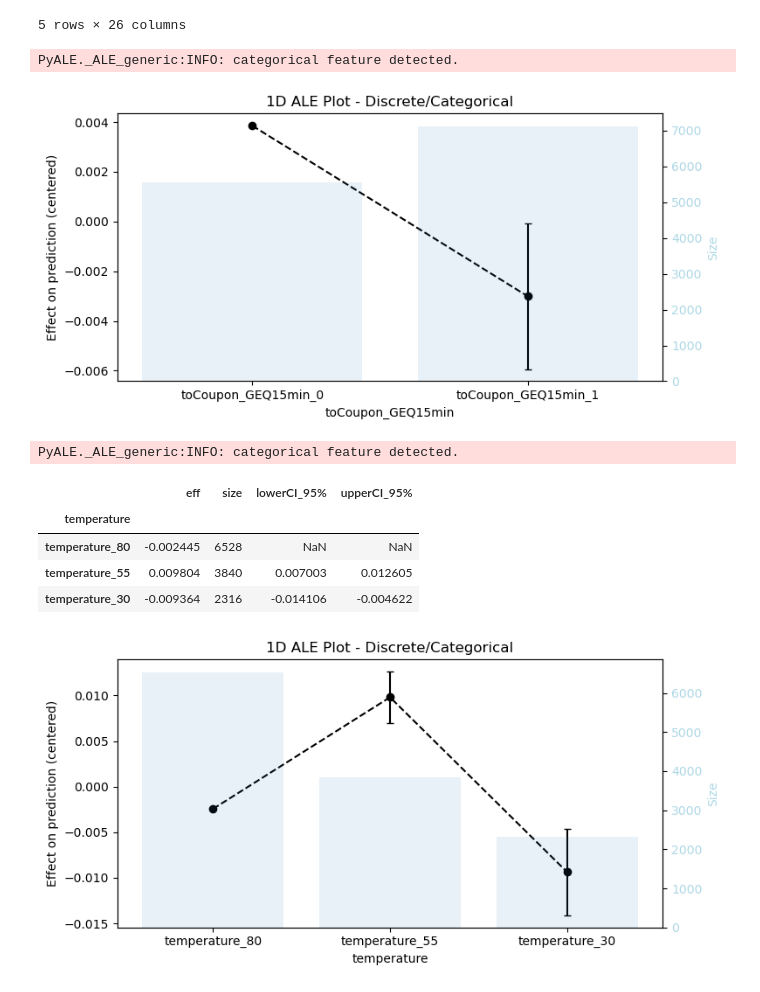
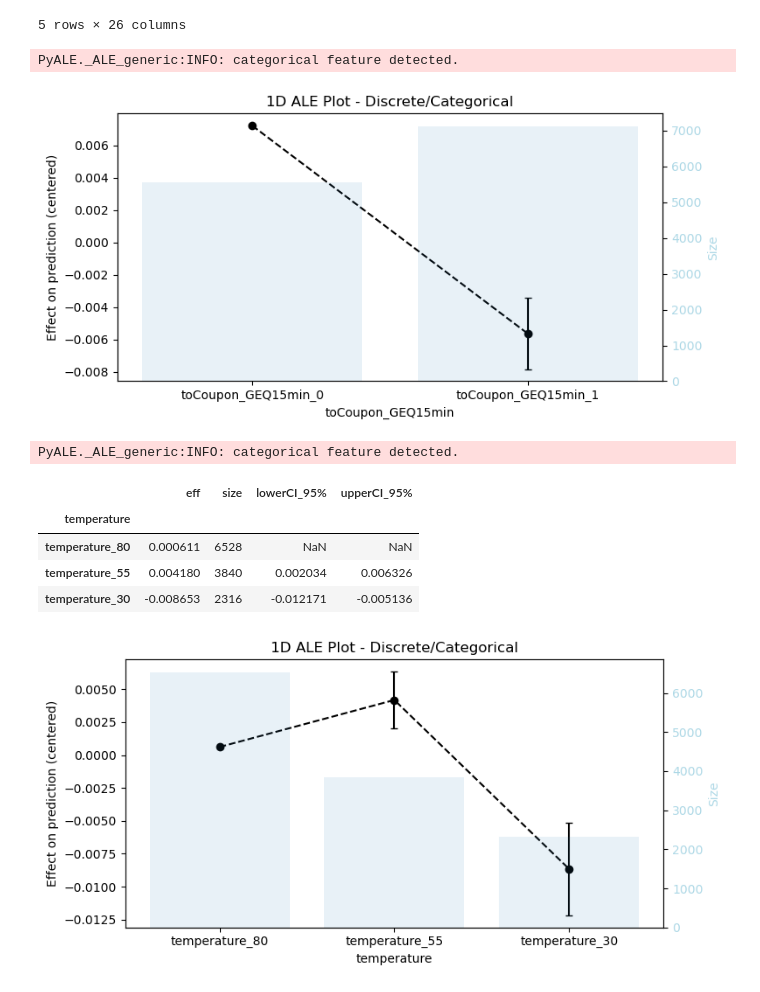
Before and after one commit to hyeniii/MSiA420-in_vehicle_coupon_recommendation, a Jupyter notebook: pyale.ipynb, the cells around one changed output. Saved outputs shown, nothing was run; the diff lists cells and outputs as text; code cells hidden in the pictures.

```diff
--- a/pyale.ipynb
+++ b/pyale.ipynb
@@ -79,24 +97,24 @@ def onehot_encode(feat, ohe=one_hot_encoder):
 
 ale_eff = ale(
         X=pd.concat([X_feat_raw,df[ale_col]], axis=1).drop(columns=['Y']),
-        model=xgb.best_estimator_.named_steps.model,
+        model=cat.best_estimator_.named_steps.model,
         feature=[ale_col],
         encode_fun=onehot_encode,
         predictors=features,
 )
 # %% [output]
 PyALE._ALE_generic:INFO: categorical feature detected.
-[figure, old version]
+[figure, new version]
 # %%
-hyeni_pyale(df,df_ohe,xgb,'temperature')
+hyeni_pyale(df,df_ohe,cat,'temperature')
 # %% [output]
 PyALE._ALE_generic:INFO: categorical feature detected.
 |  | eff | size | lowerCI_95% | upperCI_95% |
 | temperature |  |  |  |  |
-| temperature_80 | -0.002445 | 6528 | NaN | NaN |
-| temperature_55 | 0.009804 | 3840 | 0.007003 | 0.012605 |
-| temperature_30 | -0.009364 | 2316 | -0.014106 | -0.004622 |
+| temperature_80 | 0.000611 | 6528 | NaN | NaN |
+| temperature_55 | 0.004180 | 3840 | 0.002034 | 0.006326 |
+| temperature_30 | -0.008653 | 2316 | -0.012171 | -0.005136 |
-[figure, old version]
+[figure, new version]
 # %%
 import matplotlib as mpl
 mpl.style.use('default')
```
Also changed, not shown: parts of 3 cells of this notebook, 2 other files.
